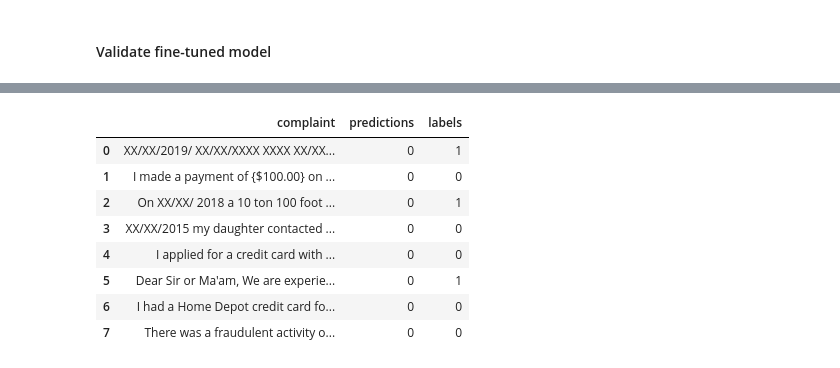
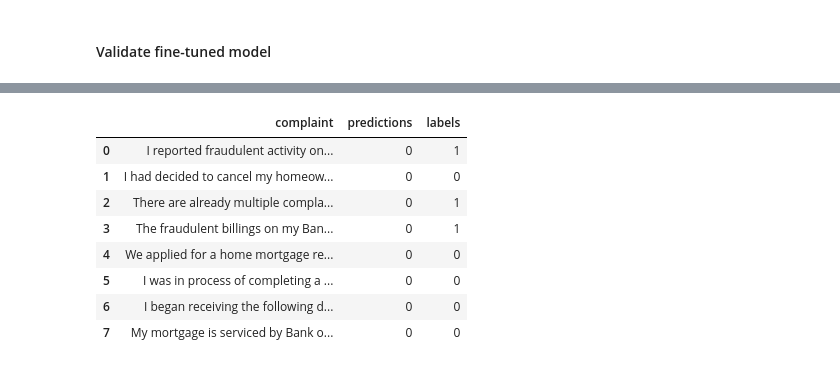
Before and after one commit to vtsou359/Lightweight_FineTuning_FoundationModel, a Jupyter notebook: gpt2_ft.ipynb, the cells around one changed output, grey strips where cells are left out. Cells and saved outputs as stored; diff of their text form; code cells hidden in the pictures.

```diff
--- a/gpt2_ft.ipynb
+++ b/gpt2_ft.ipynb
@@ -117,8 +117,8 @@ Dataset({
 model = AutoModelForSequenceClassification.from_pretrained(
     mdl_tok_name,
     num_labels=2,
-    id2label={0: "Credit card", 1: "Mortgage"},
-    label2id={"Credit card": 0, "Mortgage": 1},
+    id2label={0: "Mortgage", 1: "Credit card or prepaid card"},
+    label2id={"Credit card or prepaid card": 0, "Mortgage": 1},
 )
 # Set padding token
 tokenizer.pad_token = tokenizer.eos_token  # Use eos_token as pad_token for GPT2
@@ -192,7 +187,7 @@ trainer = Trainer(
         per_device_train_batch_size= 4,  #16 # Reduce batch size to avoid memory crashes
         per_device_eval_batch_size= 4, #16 # Same for evaluation
         # Evaluate and save the model after each epoch
-        evaluation_strategy= "epoch", # Evaluate at the end of each epoch
+        eval_strategy= "epoch", # Evaluate at the end of each epoch
         save_strategy= "epoch", # Save model checkpoint every epoch
 	    # Epochs and weight decay
         num_train_epochs= 1, # Start with 1 epoch, increase as needed
@@ -201,7 +196,7 @@ trainer = Trainer(
 		gradient_accumulation_steps= 4,  # Simulate larger batches with accumulation
 	    #
         load_best_model_at_end= True,
-	    no_cuda= True, # Ensure no GPU usage
+	    use_cpu= True, # Ensure no GPU usage
     ),
     train_dataset= tokenized_dataset["train"],
     eval_dataset= tokenized_dataset["test"],
@@ -238,27 +232,27 @@ peft_model.save_pretrained("./vtsoumpris/fnc-gpt2-lora")
 # %%
 # Make a dataframe with the predictions and the text and the labels
 items_for_manual_review = tokenized_dataset["test"].select(
-    [0, 1, 22, 31, 43, 292, 448, 487]
+    [0, 1, 22, 31, 43, 199, 150, 40]
 )
 
 results = trainer.predict(items_for_manual_review)
 df = pd.DataFrame(
     {
         "complaint": [item["complaint"] for item in items_for_manual_review],
         "predictions": results.predictions.argmax(axis=1),
         "labels": results.label_ids,
     }
 )
 # Show all the cell
 pd.set_option("display.max_colwidth", None)
 df
 # %% [output]
 |  | complaint | predictions | labels |
-| 0 | XX/XX/2019/ XX/XX/XXXX XXXX XX/XX... | 0 | 1 |
-| 1 | I made a payment of {$100.00} on ... | 0 | 0 |
-| 2 | On XX/XX/ 2018 a 10 ton 100 foot ... | 0 | 1 |
-| 3 | XX/XX/2015 my daughter contacted ... | 0 | 0 |
-| 4 | I applied for a credit card with ... | 0 | 0 |
-| 5 | Dear Sir or Ma'am, We are experie... | 0 | 1 |
-| 6 | I had a Home Depot credit card fo... | 0 | 0 |
-| 7 | There was a fraudulent activity o... | 0 | 0 |
+| 0 | I reported fraudulent activity on... | 0 | 1 |
+| 1 | I had decided to cancel my homeow... | 0 | 0 |
+| 2 | There are already multiple compla... | 0 | 1 |
+| 3 | The fraudulent billings on my Ban... | 0 | 1 |
+| 4 | We applied for a home mortgage re... | 0 | 0 |
+| 5 | I was in process of completing a ... | 0 | 0 |
+| 6 | I began receiving the following d... | 0 | 0 |
+| 7 | My mortgage is serviced by Bank o... | 0 | 0 |
```
Also changed, not shown: parts of 8 cells of this notebook.
